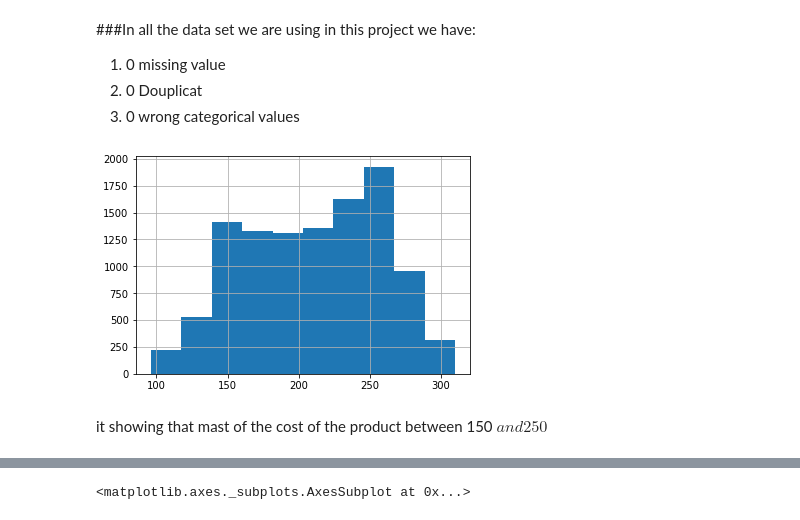
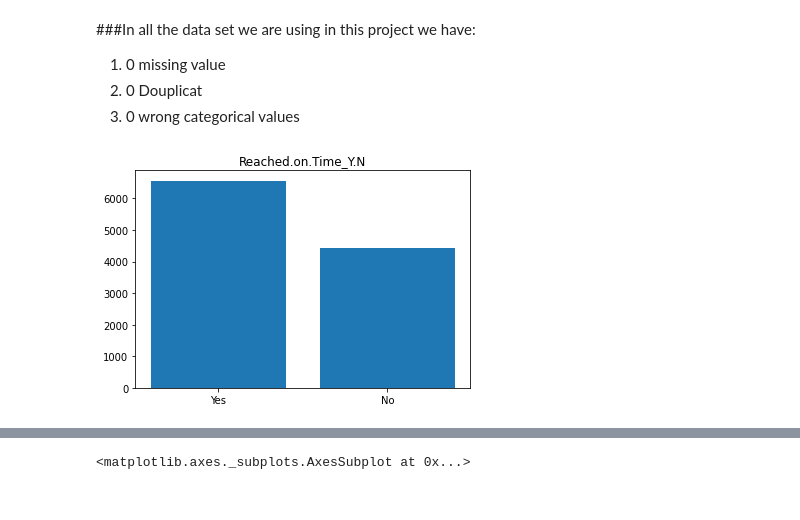
Before and after one commit to ahmadalmasri270/project2-2, a Jupyter notebook: E_Commerce2.ipynb, the cells around one changed output, grey strips where cells are left out. Cells and saved outputs as stored; diff of their text form; code cells hidden in the pictures.

```diff
--- a/E_Commerce2.ipynb
+++ b/E_Commerce2.ipynb
@@ -154,9 +155,12 @@ Name: Gender, dtype: int64
 import numpy as np
 import matplotlib.pyplot as plt
 import seaborn as sns
-# %%
-df['Cost_of_the_Product'].hist();
-# %% [output]
-[figure, removed]
-# %% [markdown]
-it showing that mast of the cost of the product between 150 $ and 250 $
+# %%
+r =df['Reached.on.Time_Y.N'].value_counts()
+
+Reached_on_Time = ['Yes' , 'No']
+plt.title('Reached.on.Time_Y.N')
+plt.bar(Reached_on_Time,r)
+plt.show()
+# %% [output]
+[figure, added]
```
Also changed, not shown: parts of 25 cells of this notebook.
